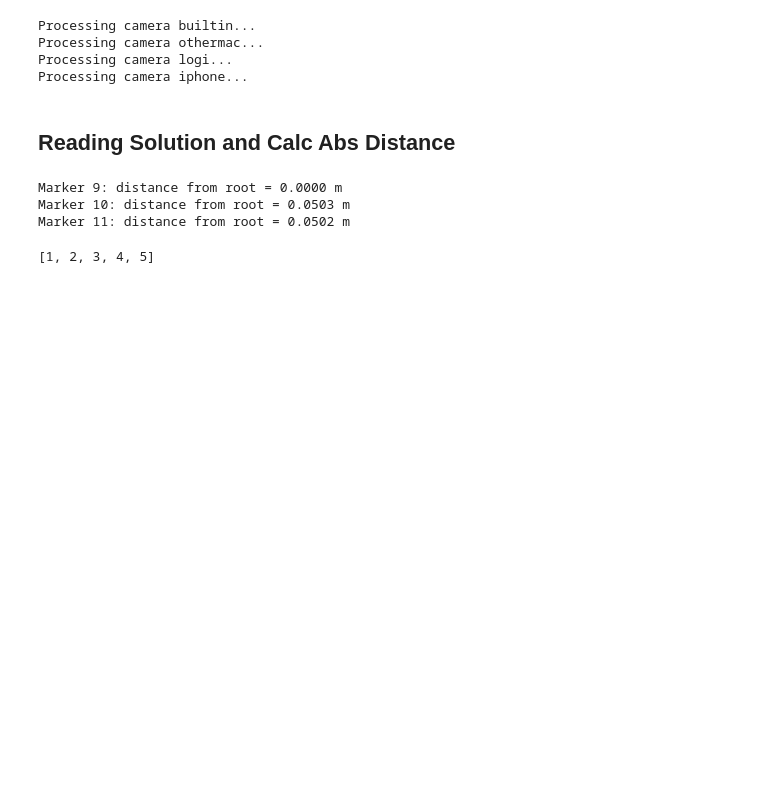
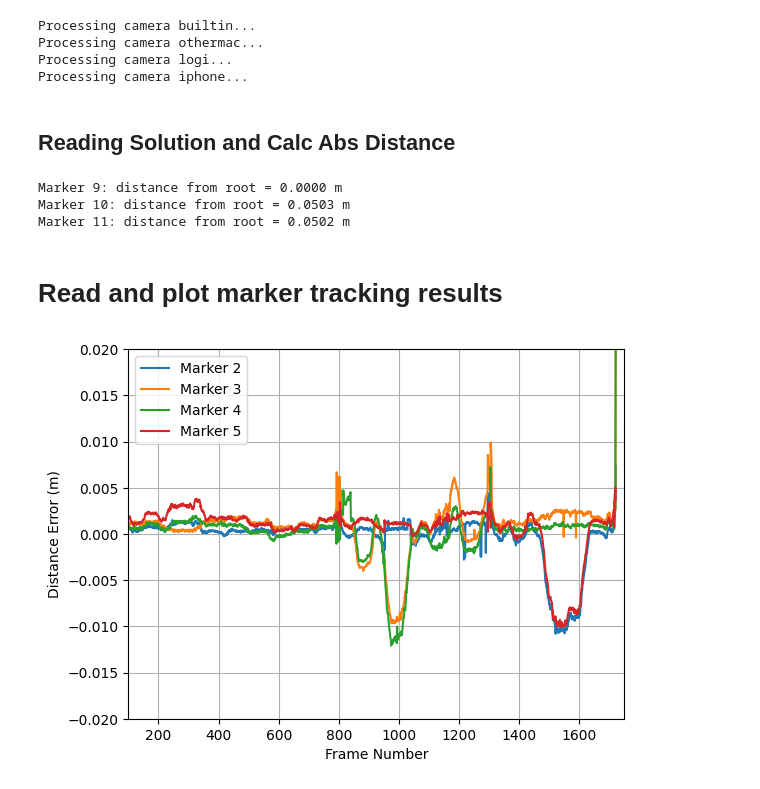
Before and after one commit to xuanhaoz/automatic-ar, a Jupyter notebook: apps/utils.ipynb, the cells around one changed output. Drawn from its saved outputs; the diff is of its cells as text; code cells hidden in the pictures; blank space fills up the shorter version.

Commit message:
Working version of independent marker tracking, added relative distance plotting

```diff
--- a/apps/utils.ipynb
+++ b/apps/utils.ipynb
@@ -61,12 +61,54 @@ for entry in sol['transforms_to_root_marker']:
 Marker 9: distance from root = 0.0000 m
 Marker 10: distance from root = 0.0503 m
 Marker 11: distance from root = 0.0502 m
-# %%
-path = '/Users/E135086/Repos/automatic-ar/'
-with open(path+'subsettest.txt','wb') as f:
-    for i in range(40, 140):
-        f.write(f'{i}\n'.encode('utf-8'))
+# %% [markdown]
+# Read and plot marker tracking results
 # %%
-lines
+import csv
+import numpy as np
+
+infile = '/Users/E135086/Documents/playground/data_multiview/20260710_trackStream/marker_distance_history.csv'
+series = {}
+reference_marker_id = None
+
+with open(infile, 'r', newline='') as f:
+    reader = csv.DictReader(f)
+    required = {'frame_num', 'reference_marker_id', 'marker_id', 'distance_m'}
+    missing = required - set(reader.fieldnames or [])
+    if missing:
+        raise ValueError(
+            f'CSV is missing required columns: {", ".join(sorted(missing))}'
+        )
+
+    for row in reader:
+        frame_num = int(row['frame_num'])
+        marker_id = int(row['marker_id'])
+        ref_raw = row['reference_marker_id'].strip()
+        if ref_raw:
+            reference_marker_id = int(ref_raw)
+        dist_raw = row['distance_m'].strip()
+        if not dist_raw:
+            continue
+        distance = float(dist_raw)
+        if np.isnan(distance):
+            continue
+        series.setdefault(marker_id, []).append((frame_num, distance))
+
+for marker_id in series:
+    series[marker_id].sort(key=lambda p: p[0])
-# %% [output]
-[1, 2, 3, 4, 5]
+# %%
+import matplotlib.pyplot as plt
+
+expected_distance = 0.07
+for key, val in series.items():
+    frames, dists = zip(*val)
+    plt.plot(frames, np.array(dists)-expected_distance, label=f'Marker {key+1}')
+
+plt.xlabel('Frame Number')
+plt.ylabel('Distance Error (m)')
+plt.legend()
+plt.xlim([100,1750])
+plt.ylim([-0.02, 0.02])
+plt.grid()
+# %% [output]
+[figure, added]
```
Also changed, not shown: 7 other files.
